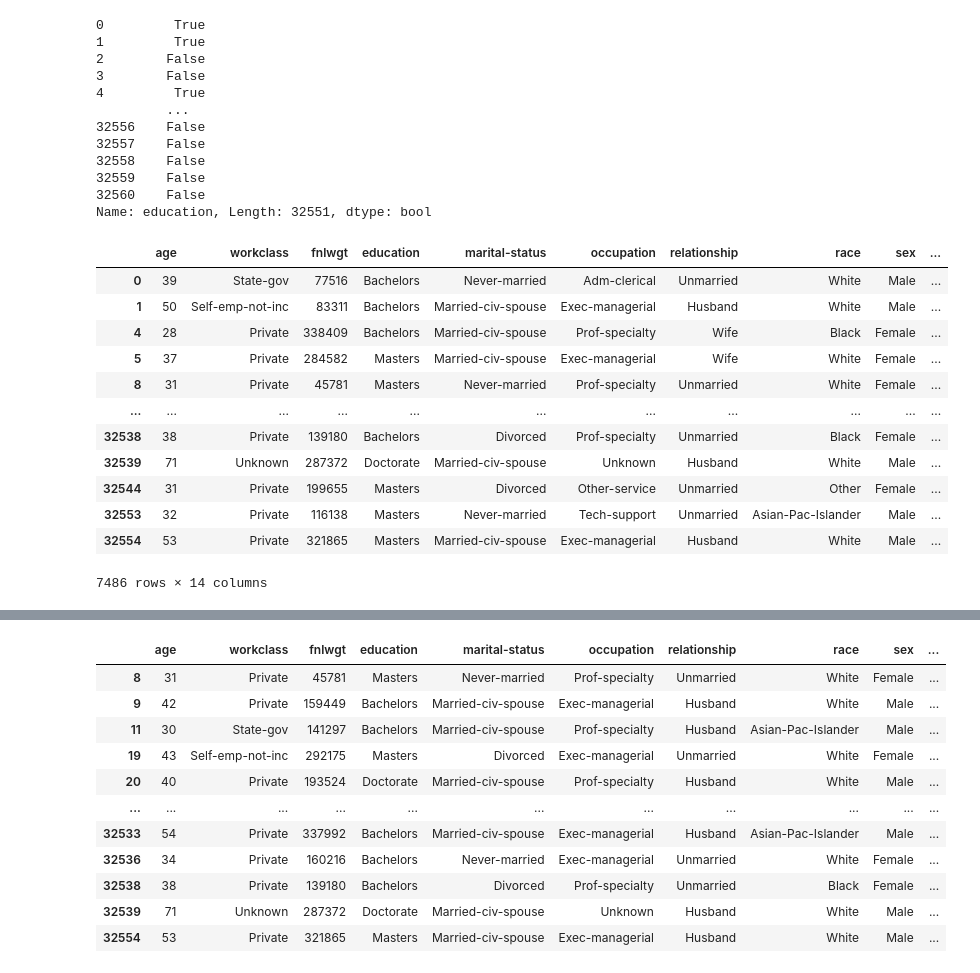
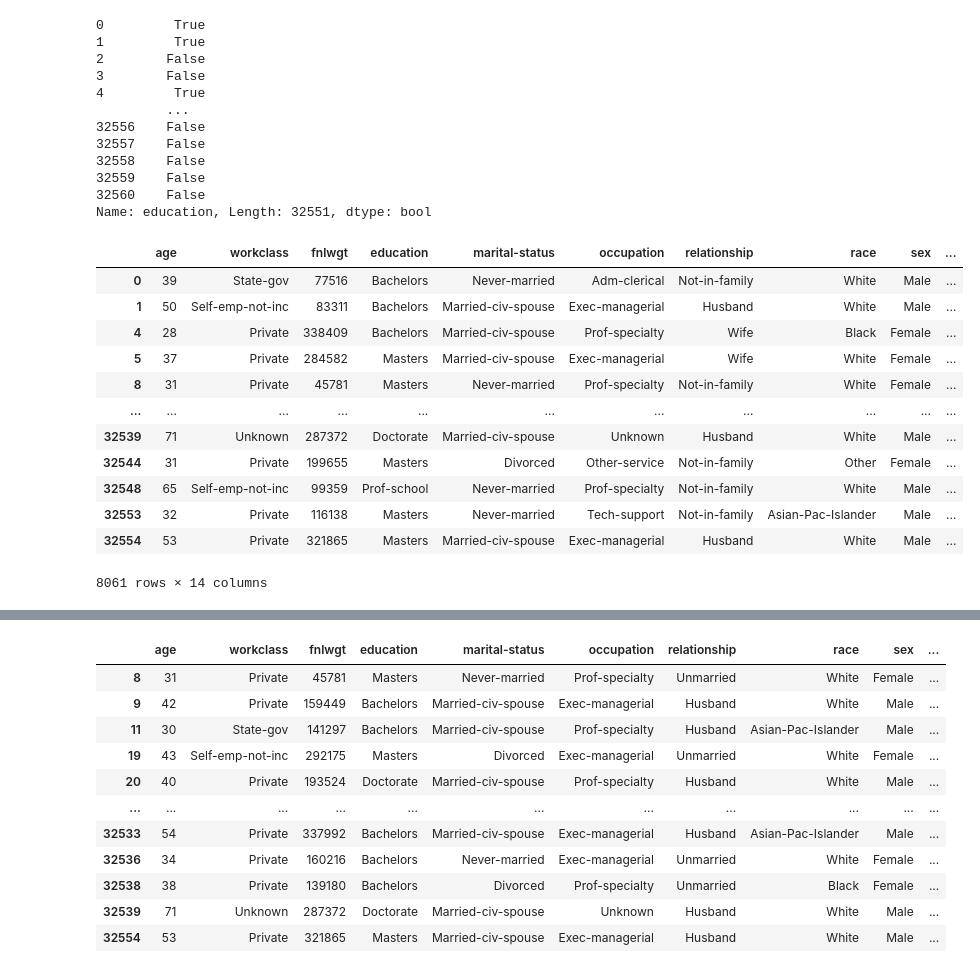
Before and after one commit to bulent-1111/Data_Science, a Jupyter notebook: Assignment/DAwPy-EDA Project- (Analyze US Citizens)-Student.ipynb, the cells around one changed output, grey strips where cells are left out. Cells and saved outputs as stored; diff of their text form; code cells hidden in the pictures.

```diff
--- a/Assignment/DAwPy-EDA Project- (Analyze US Citizens)-Student.ipynb
+++ b/Assignment/DAwPy-EDA Project- (Analyze US Citizens)-Student.ipynb
@@ -530,3 +620,8 @@ df[(df["hours-per-week"] == 99)].sample(10)
 | 30036 | 40 | Private | 25005 | Bachelors | Married-civ-spouse | Prof-specialty | Husband | White | Male | ... |
 | 17611 | 28 | Self-emp-not-inc | 104617 | 7th-8th | Never-married | Other-service | Other-relative | White | Female | ... |
 | 10986 | 38 | Private | 111499 | HS-grad | Married-civ-spouse | Sales | Husband | White | Male | ... |
+# %%
+Q1 = df['hours-per-week'].quantile(0.25)
+Q3 = df['hours-per-week'].quantile(0.75)
+IQR = Q3 - Q1
+IQR
@@ -533,3 +630,7 @@ df[(df["hours-per-week"] == 99)].sample(10)
 # %%
 #hours per week column
 IQR =
+# %%
+upper_lim = Q3 + (1.5 * IQR)
+upper_lim_hour =  upper_lim
+upper_lim
@@ -557,2 +677,4 @@ upper_lim
+# %%
+df.drop(df[(df['age']> upper_lim_age )  & (df['hours-per-week']> upper_lim_hour)].index, axis=0, inplace=True)
 # %%
 drop_index=
@@ -711,0 +982,4 @@ The percentage of people who have a Bachelor's degree : %16.4
+# %%
+# ed_zip = {y:x for x,y in ed_zip.iteritems()}
+ed_zip= dict(zip(ed_num,ed))
+df['education'].replace(ed_zip, inplace=True)
@@ -749,20 +1076,20 @@ higher_education
 32559    False
 32560    False
 Name: education, Length: 32551, dtype: bool
-# %%
-df_high_edu =
-df_high_edu
-# %% [output]
-|  | age | workclass | fnlwgt | education | marital-status | occupation | relationship | race | sex | ... |
-| 0 | 39 | State-gov | 77516 | Bachelors | Never-married | Adm-clerical | Unmarried | White | Male | ... |
-| 1 | 50 | Self-emp-not-inc | 83311 | Bachelors | Married-civ-spouse | Exec-managerial | Husband | White | Male | ... |
-| 4 | 28 | Private | 338409 | Bachelors | Married-civ-spouse | Prof-specialty | Wife | Black | Female | ... |
-| 5 | 37 | Private | 284582 | Masters | Married-civ-spouse | Exec-managerial | Wife | White | Female | ... |
-| 8 | 31 | Private | 45781 | Masters | Never-married | Prof-specialty | Unmarried | White | Female | ... |
-| ... | ... | ... | ... | ... | ... | ... | ... | ... | ... | ... |
-| 32538 | 38 | Private | 139180 | Bachelors | Divorced | Prof-specialty | Unmarried | Black | Female | ... |
-| 32539 | 71 | Unknown | 287372 | Doctorate | Married-civ-spouse | Unknown | Husband | White | Male | ... |
-| 32544 | 31 | Private | 199655 | Masters | Divorced | Other-service | Unmarried | Other | Female | ... |
-| 32553 | 32 | Private | 116138 | Masters | Never-married | Tech-support | Unmarried | Asian-Pac-Islander | Male | ... |
-| 32554 | 53 | Private | 321865 | Masters | Married-civ-spouse | Exec-managerial | Husband | White | Male | ... |
-7486 rows × 14 columns
+# %%
+df_high_edu = df[(df['education'] =='Bachelors') | (df['education'] =='Masters') | (df['education'] =='Prof-school')|(df['education'] =='Doctorate') ]
+df_high_edu
+# %% [output]
+|  | age | workclass | fnlwgt | education | marital-status | occupation | relationship | race | sex | ... |
+| 0 | 39 | State-gov | 77516 | Bachelors | Never-married | Adm-clerical | Not-in-family | White | Male | ... |
+| 1 | 50 | Self-emp-not-inc | 83311 | Bachelors | Married-civ-spouse | Exec-managerial | Husband | White | Male | ... |
+| 4 | 28 | Private | 338409 | Bachelors | Married-civ-spouse | Prof-specialty | Wife | Black | Female | ... |
+| 5 | 37 | Private | 284582 | Masters | Married-civ-spouse | Exec-managerial | Wife | White | Female | ... |
+| 8 | 31 | Private | 45781 | Masters | Never-married | Prof-specialty | Not-in-family | White | Female | ... |
+| ... | ... | ... | ... | ... | ... | ... | ... | ... | ... | ... |
+| 32539 | 71 | Unknown | 287372 | Doctorate | Married-civ-spouse | Unknown | Husband | White | Male | ... |
+| 32544 | 31 | Private | 199655 | Masters | Divorced | Other-service | Not-in-family | Other | Female | ... |
+| 32548 | 65 | Self-emp-not-inc | 99359 | Prof-school | Never-married | Prof-specialty | Not-in-family | White | Male | ... |
+| 32553 | 32 | Private | 116138 | Masters | Never-married | Tech-support | Not-in-family | Asian-Pac-Islander | Male | ... |
+| 32554 | 53 | Private | 321865 | Masters | Married-civ-spouse | Exec-managerial | Husband | White | Male | ... |
+8061 rows × 14 columns
```
Also changed, not shown: parts of 47 cells of this notebook.
